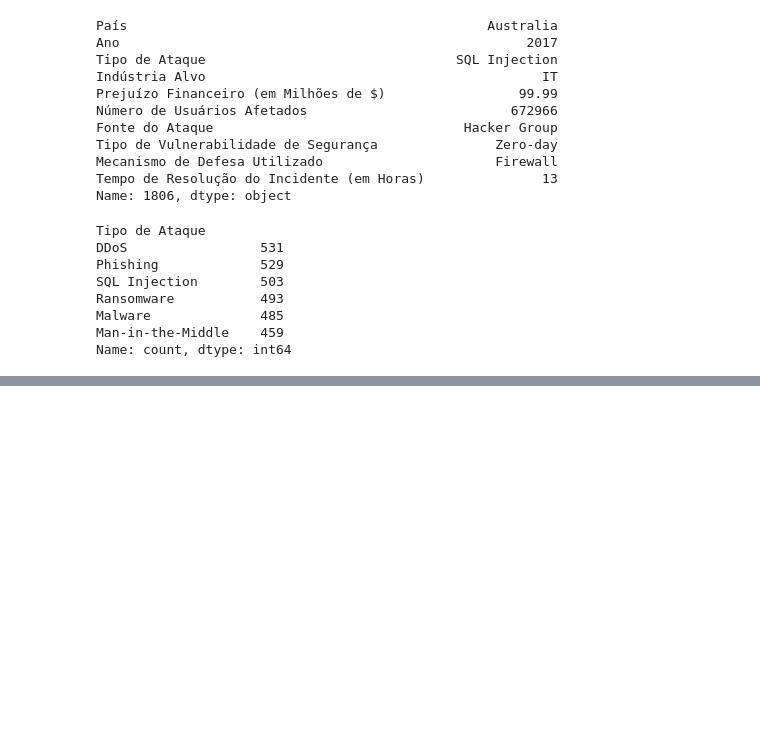
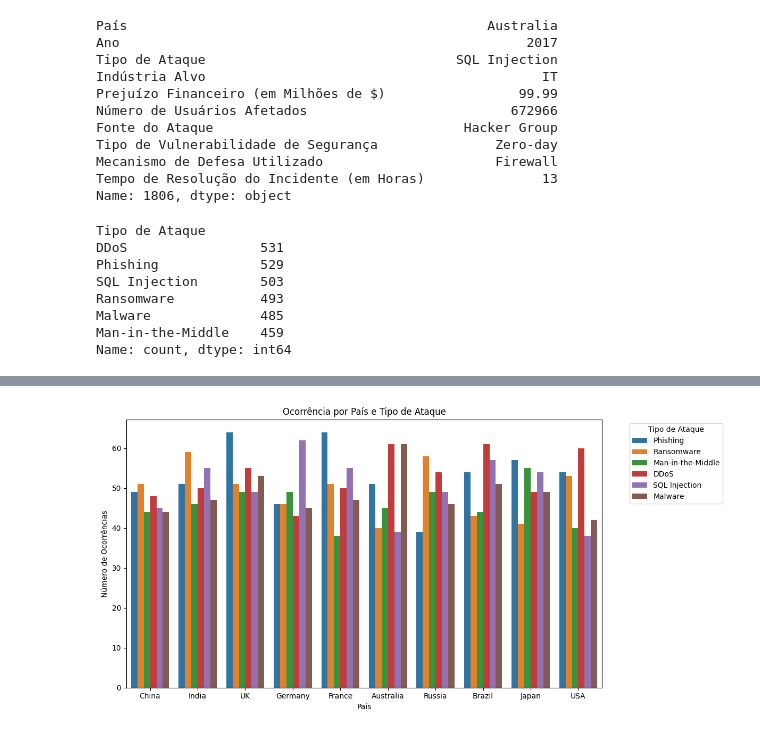
Before and after one commit to 30Lima/Cybersecurity-Analysis, a Jupyter notebook: data-analysis.ipynb, the cells around one changed output, grey strips where cells are left out. Saved outputs shown, nothing was run; the diff lists cells and outputs as text; code cells hidden in the pictures; blank space fills up the shorter version.

Commit message:
feat: add chart

```diff
--- a/data-analysis.ipynb
+++ b/data-analysis.ipynb
@@ -144,0 +188,16 @@ Name: count, dtype: int64
+# %%
+# Teste de gráfico
+
+plt.figure(figsize=(12, 6))
+ax = sns.countplot(x='País', hue='Tipo de Ataque', data=dados)
+
+plt.title('Ocorrência por País e Tipo de Ataque')
+plt.xlabel('País')
+plt.ylabel('Número de Ocorrências')
+
+plt.legend(title='Tipo de Ataque', bbox_to_anchor=(1.05, 1), loc='upper left')
+
+plt.tight_layout()
+plt.show()
+# %% [output]
+[figure, added]
```
Also changed, not shown: parts of 5 cells of this notebook.
